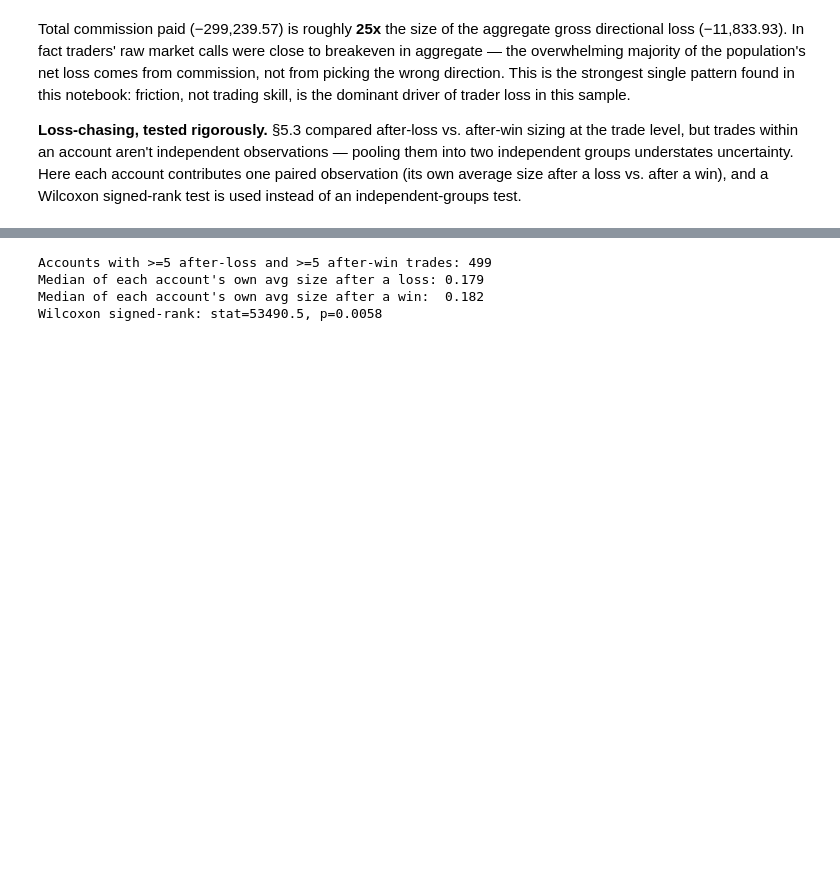
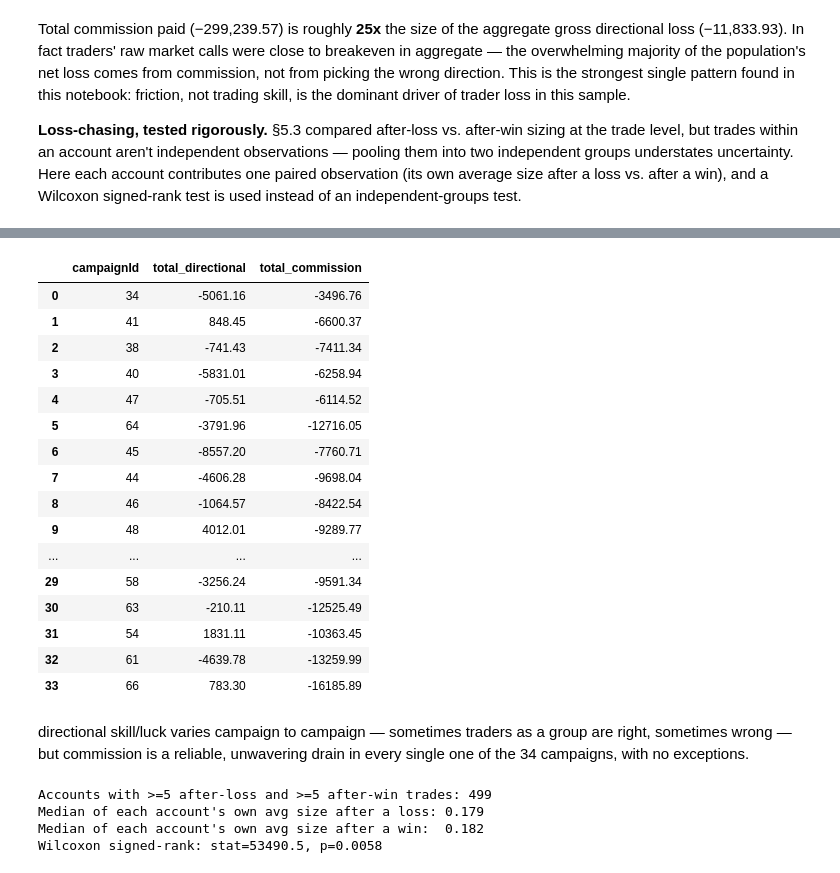
Before and after one commit to aanya006/C22-veNTUre-project, a Jupyter notebook: notebooks/profiling.ipynb, the cells around one changed output, grey strips where cells are left out. Cells and saved outputs as stored; diff of their text form; code cells hidden in the pictures; blank space fills up the shorter version.

```diff
--- a/notebooks/profiling.ipynb
+++ b/notebooks/profiling.ipynb
@@ -1111,3 +1346,33 @@ Total commission paid (−299,239.57) is roughly **25x** the size of the aggrega
+# %%
+#does friction/direction ratio hold by campaign or does it vayr
+
+con.execute("""
+    SELECT campaignId,
+           SUM(profit) AS total_directional,
+           SUM(commission) AS total_commission
+    FROM trades_clean
+    GROUP BY campaignId
+""").fetchdf()
+# %% [output]
+|  | campaignId | total_directional | total_commission |
+| 0 | 34 | -5061.16 | -3496.76 |
+| 1 | 41 | 848.45 | -6600.37 |
+| 2 | 38 | -741.43 | -7411.34 |
+| 3 | 40 | -5831.01 | -6258.94 |
+| 4 | 47 | -705.51 | -6114.52 |
+| 5 | 64 | -3791.96 | -12716.05 |
+| 6 | 45 | -8557.20 | -7760.71 |
+| 7 | 44 | -4606.28 | -9698.04 |
+| 8 | 46 | -1064.57 | -8422.54 |
+| 9 | 48 | 4012.01 | -9289.77 |
+| ... | ... | ... | ... |
+| 29 | 58 | -3256.24 | -9591.34 |
+| 30 | 63 | -210.11 | -12525.49 |
+| 31 | 54 | 1831.11 | -10363.45 |
+| 32 | 61 | -4639.78 | -13259.99 |
+| 33 | 66 | 783.30 | -16185.89 |
+# %% [markdown]
+directional skill/luck varies campaign to campaign — sometimes traders as a group are right, sometimes wrong — but commission is a reliable, unwavering drain in every single one of the 34 campaigns, with no exceptions.
 # %%
 per_account_pressure = (
     pressure_df.groupby(["accountId", "prev_outcome"], observed=True)
```
Also changed, not shown: parts of 35 cells of this notebook, 3 other files.
